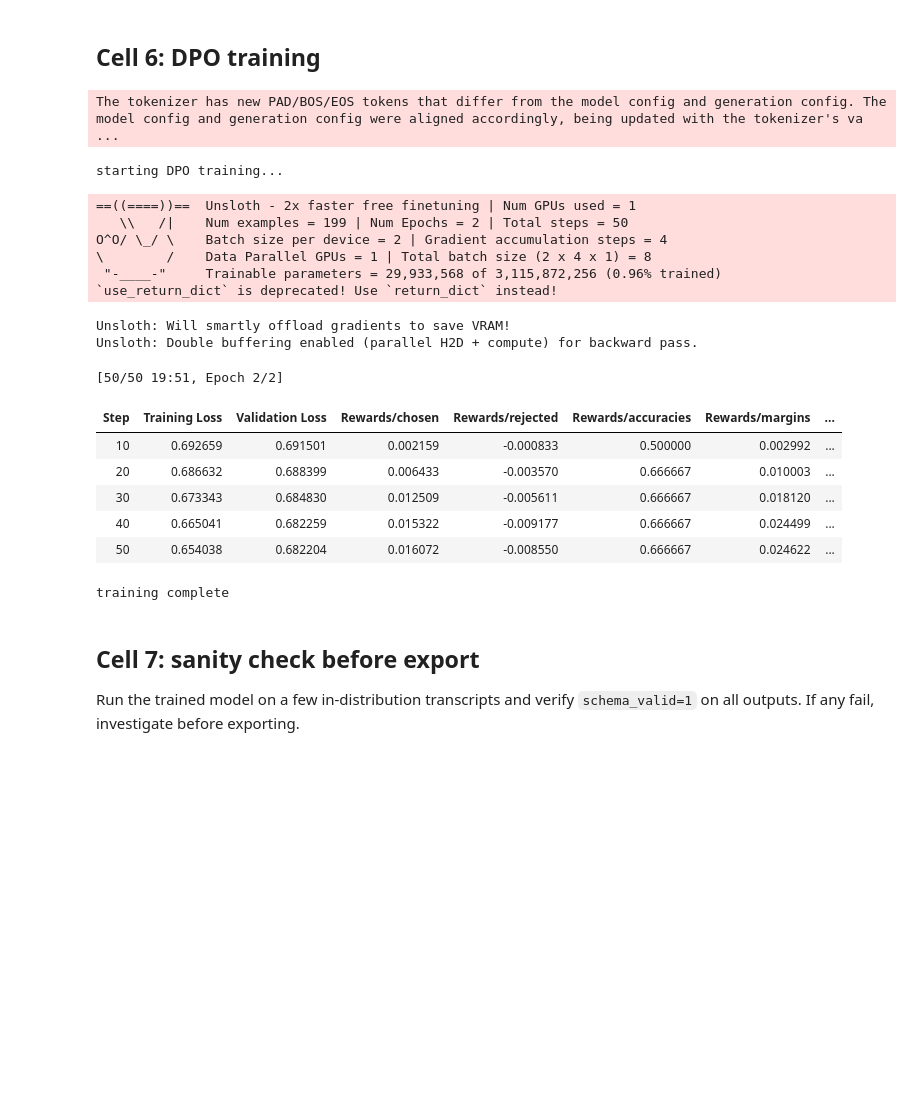
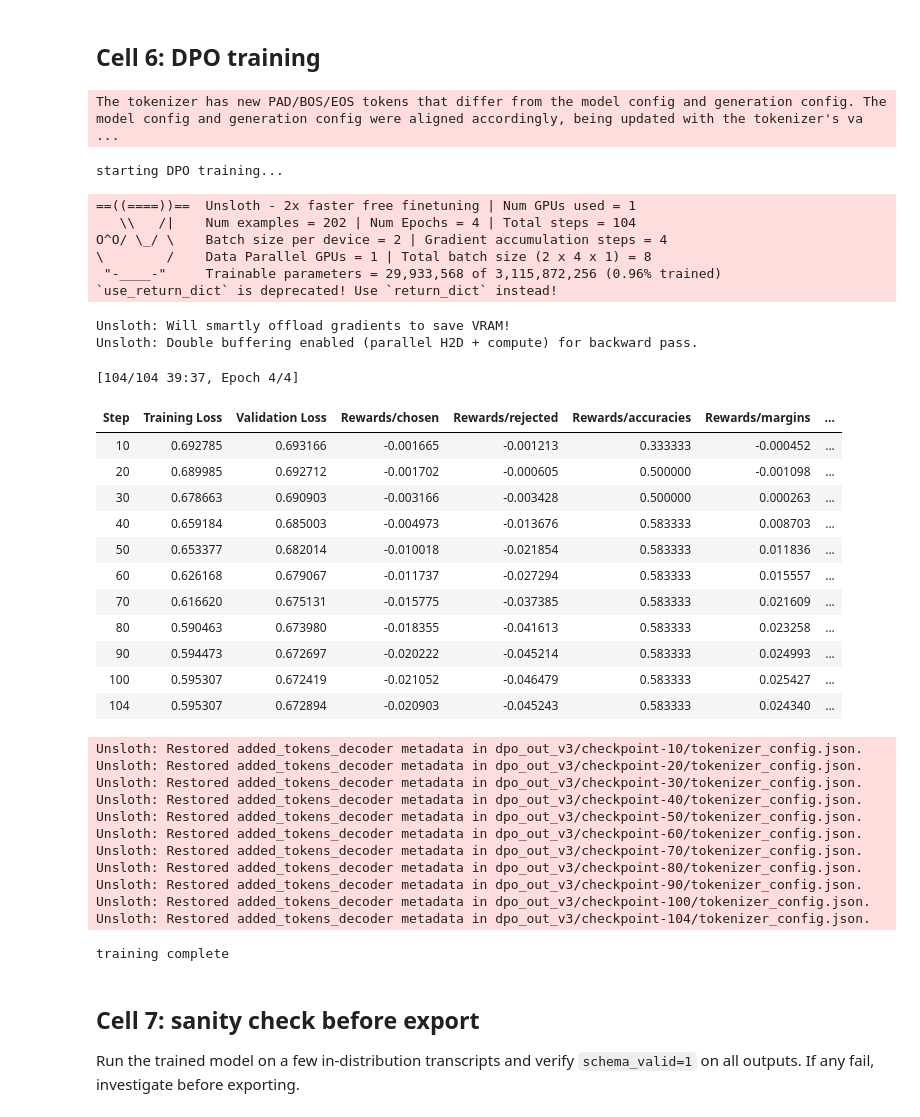
Before and after one commit to nizamphoenix/clinical_transcript_summariser, a Jupyter notebook: notebooks/v3_dpo_train.ipynb, the cells around one changed output. Saved outputs shown, nothing was run; the diff lists cells and outputs as text; code cells hidden in the pictures; blank space fills up the shorter version.

```diff
--- a/notebooks/v3_dpo_train.ipynb
+++ b/notebooks/v3_dpo_train.ipynb
@@ -250,61 +250,84 @@ from trl import DPOTrainer, DPOConfig
 
 # Conservative hyperparameters: low beta keeps KL anchor tight,
 # preventing the model from trading misses for hallucinations.
-# Also, set keeping in mind running on T4 on kaggle
+# Tuned to run on a single T4 on Kaggle.
 
-# steps_per_epoch = (len(ds)/per_device_train_batch_size)/gradient_accumulation_steps
-# total_steps = num_train_epochs * steps_per_epoch
-# warmup_steps = 0.1 * total_steps---so 5
+# Step budget (full ~213-pair set, 95/5 split -> ~202 train):
+#   steps_per_epoch = ceil(len(train_ds) / (per_device_train_batch_size * gradient_accumulation_steps))
+#                   = ceil(202 / (2 * 4)) = 26
+#   total_steps     = num_train_epochs * steps_per_epoch = 4 * 26 = ~104
+#   warmup_steps    = 0.1 * total_steps = ~10
+EVAL_EVERY = 10
 config = DPOConfig(
     beta=0.1,
     learning_rate=5e-6,
-    num_train_epochs=2,
+    num_train_epochs=4,
     per_device_train_batch_size=2,
     gradient_accumulation_steps=4,
     eval_strategy="steps",
-    eval_steps=10,
+    eval_steps=EVAL_EVERY,
     per_device_eval_batch_size=2,
     lr_scheduler_type='cosine',
-    warmup_steps=5,# see calc above
+    warmup_steps=10,  # ~10% of ~104 total steps (see calc above)
     seed=0,
     max_length=1024,
     max_prompt_length=700,
     output_dir='dpo_out_v3',
-    logging_steps=10,
-    save_strategy='no',
+    logging_steps=EVAL_EVERY,
+    save_strategy='steps',
+    save_steps=EVAL_EVERY,
+    save_total_limit=1,         # keep disk footprint minimal (adapters only)
+    load_best_model_at_end=True,
     report_to='none',
 )
 
 trainer = DPOTrainer(
     model=model,
     args=config,
     train_dataset=train_ds,
     eval_dataset=eval_ds,
     tokenizer=tokenizer,
 )
 
 print('starting DPO training...')
 trainer.train()
 print('training complete')
 # %% [output]
 The tokenizer has new PAD/BOS/EOS tokens that differ from the model config and generation config. The model config and generation config were aligned accordingly, being updated with the tokenizer's va ...
 starting DPO training...
 ==((====))==  Unsloth - 2x faster free finetuning | Num GPUs used = 1
-   \\   /|    Num examples = 199 | Num Epochs = 2 | Total steps = 50
+   \\   /|    Num examples = 202 | Num Epochs = 4 | Total steps = 104
 O^O/ \_/ \    Batch size per device = 2 | Gradient accumulation steps = 4
 \        /    Data Parallel GPUs = 1 | Total batch size (2 x 4 x 1) = 8
  "-____-"     Trainable parameters = 29,933,568 of 3,115,872,256 (0.96% trained)
 `use_return_dict` is deprecated! Use `return_dict` instead!
 Unsloth: Will smartly offload gradients to save VRAM!
 Unsloth: Double buffering enabled (parallel H2D + compute) for backward pass.
-[50/50 19:51, Epoch 2/2]
+[104/104 39:37, Epoch 4/4]
 | Step | Training Loss | Validation Loss | Rewards/chosen | Rewards/rejected | Rewards/accuracies | Rewards/margins | ... |
-| 10 | 0.692659 | 0.691501 | 0.002159 | -0.000833 | 0.500000 | 0.002992 | ... |
-| 20 | 0.686632 | 0.688399 | 0.006433 | -0.003570 | 0.666667 | 0.010003 | ... |
-| 30 | 0.673343 | 0.684830 | 0.012509 | -0.005611 | 0.666667 | 0.018120 | ... |
-| 40 | 0.665041 | 0.682259 | 0.015322 | -0.009177 | 0.666667 | 0.024499 | ... |
-| 50 | 0.654038 | 0.682204 | 0.016072 | -0.008550 | 0.666667 | 0.024622 | ... |
+| 10 | 0.692785 | 0.693166 | -0.001665 | -0.001213 | 0.333333 | -0.000452 | ... |
+| 20 | 0.689985 | 0.692712 | -0.001702 | -0.000605 | 0.500000 | -0.001098 | ... |
+| 30 | 0.678663 | 0.690903 | -0.003166 | -0.003428 | 0.500000 | 0.000263 | ... |
+| 40 | 0.659184 | 0.685003 | -0.004973 | -0.013676 | 0.583333 | 0.008703 | ... |
+| 50 | 0.653377 | 0.682014 | -0.010018 | -0.021854 | 0.583333 | 0.011836 | ... |
+| 60 | 0.626168 | 0.679067 | -0.011737 | -0.027294 | 0.583333 | 0.015557 | ... |
+| 70 | 0.616620 | 0.675131 | -0.015775 | -0.037385 | 0.583333 | 0.021609 | ... |
+| 80 | 0.590463 | 0.673980 | -0.018355 | -0.041613 | 0.583333 | 0.023258 | ... |
+| 90 | 0.594473 | 0.672697 | -0.020222 | -0.045214 | 0.583333 | 0.024993 | ... |
+| 100 | 0.595307 | 0.672419 | -0.021052 | -0.046479 | 0.583333 | 0.025427 | ... |
+| 104 | 0.595307 | 0.672894 | -0.020903 | -0.045243 | 0.583333 | 0.024340 | ... |
-training complete
+Unsloth: Restored added_tokens_decoder metadata in dpo_out_v3/checkpoint-10/tokenizer_config.json.
+Unsloth: Restored added_tokens_decoder metadata in dpo_out_v3/checkpoint-20/tokenizer_config.json.
+Unsloth: Restored added_tokens_decoder metadata in dpo_out_v3/checkpoint-30/tokenizer_config.json.
+Unsloth: Restored added_tokens_decoder metadata in dpo_out_v3/checkpoint-40/tokenizer_config.json.
+Unsloth: Restored added_tokens_decoder metadata in dpo_out_v3/checkpoint-50/tokenizer_config.json.
+Unsloth: Restored added_tokens_decoder metadata in dpo_out_v3/checkpoint-60/tokenizer_config.json.
+Unsloth: Restored added_tokens_decoder metadata in dpo_out_v3/checkpoint-70/tokenizer_config.json.
+Unsloth: Restored added_tokens_decoder metadata in dpo_out_v3/checkpoint-80/tokenizer_config.json.
+Unsloth: Restored added_tokens_decoder metadata in dpo_out_v3/checkpoint-90/tokenizer_config.json.
+Unsloth: Restored added_tokens_decoder metadata in dpo_out_v3/checkpoint-100/tokenizer_config.json.
+Unsloth: Restored added_tokens_decoder metadata in dpo_out_v3/checkpoint-104/tokenizer_config.json.
+training complete
 # %% [markdown]
 ## Cell 7: sanity check before export
 
```
Also changed, not shown: parts of 6 cells of this notebook.
